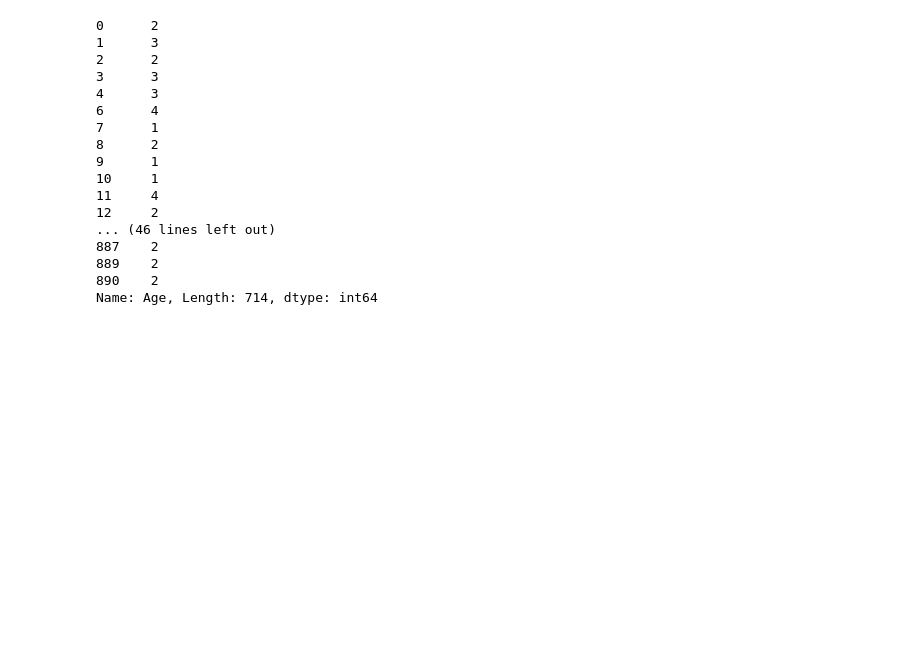
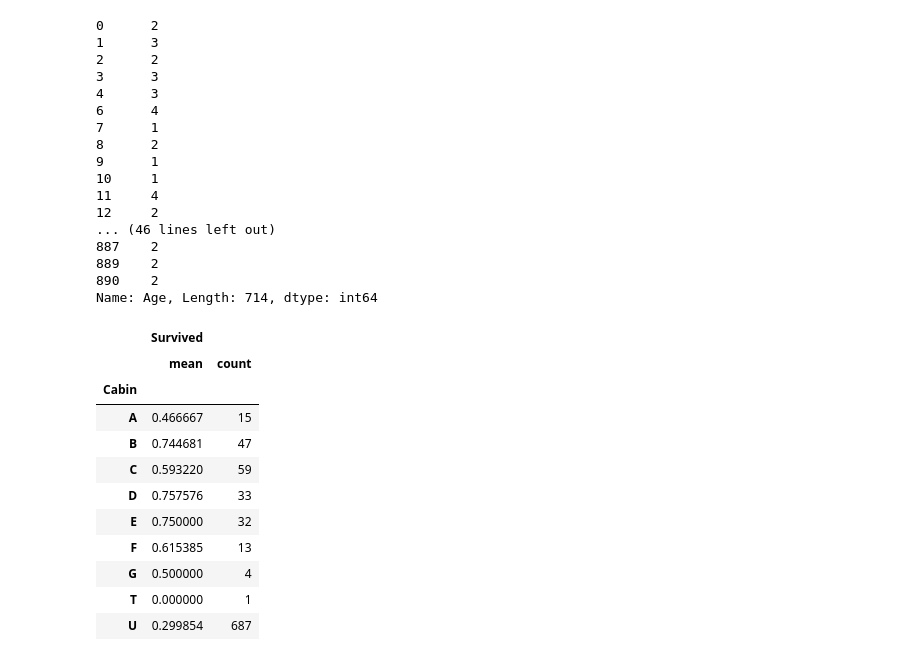
Before and after one commit to arizuk/ka-ggle-training, a Jupyter notebook: titanic/main.ipynb, the cells around one changed output. Cells and saved outputs as stored; diff of their text form; code cells hidden in the pictures; blank space fills up the shorter version.

```diff
--- a/titanic/main.ipynb
+++ b/titanic/main.ipynb
@@ -150,3 +150,25 @@ pd.cut(df['Age'].dropna(), 5, labels=[1, 2, 3, 4, 5]).astype(int)
 889    2
 890    2
 Name: Age, Length: 714, dtype: int64
+# %%
+cabin = df.Cabin.fillna('U').apply(lambda x: x[0])
+df_cabin = pd.DataFrame({ "Cabin": cabin, "Survived": df.Survived })
+df_cabin.groupby(['Cabin']).agg(['mean', 'count'])
+
+# df.Survived.mean()
+
+# g_cabin = sns.FacetGrid(df_cabin, col='Cabin', col_wrap=5)
+# g_cabin.map(plt.hist, 'Survived', bins=20)
+# %% [output]
+|  | Survived |  |
+|  | mean | count |
+| Cabin |  |  |
+| A | 0.466667 | 15 |
+| B | 0.744681 | 47 |
+| C | 0.593220 | 59 |
+| D | 0.757576 | 33 |
+| E | 0.750000 | 32 |
+| F | 0.615385 | 13 |
+| G | 0.500000 | 4 |
+| T | 0.000000 | 1 |
+| U | 0.299854 | 687 |
```
Also changed, not shown: 1 other file.
